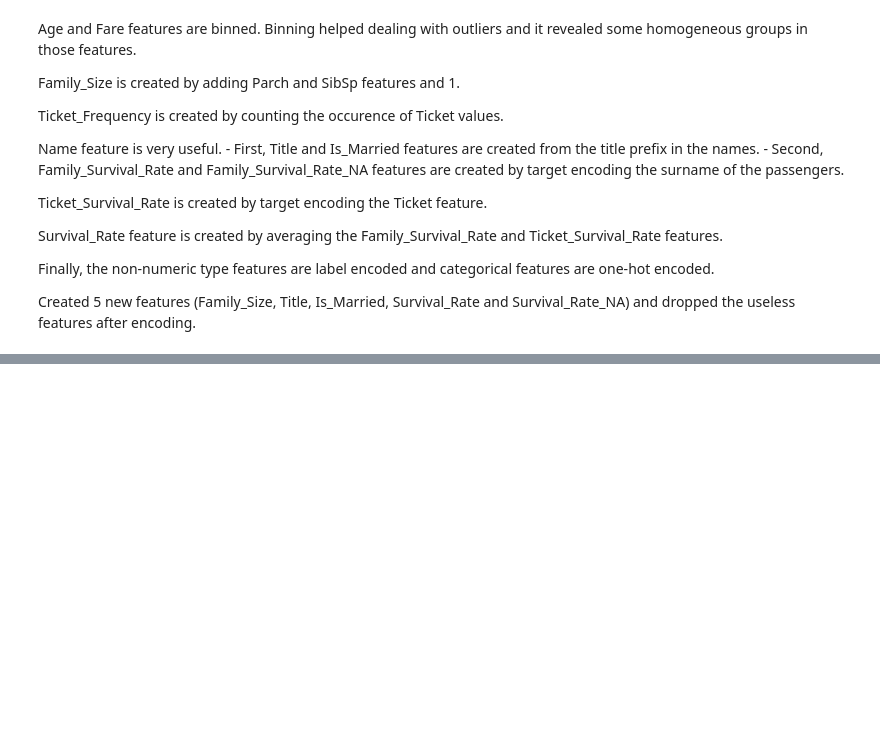
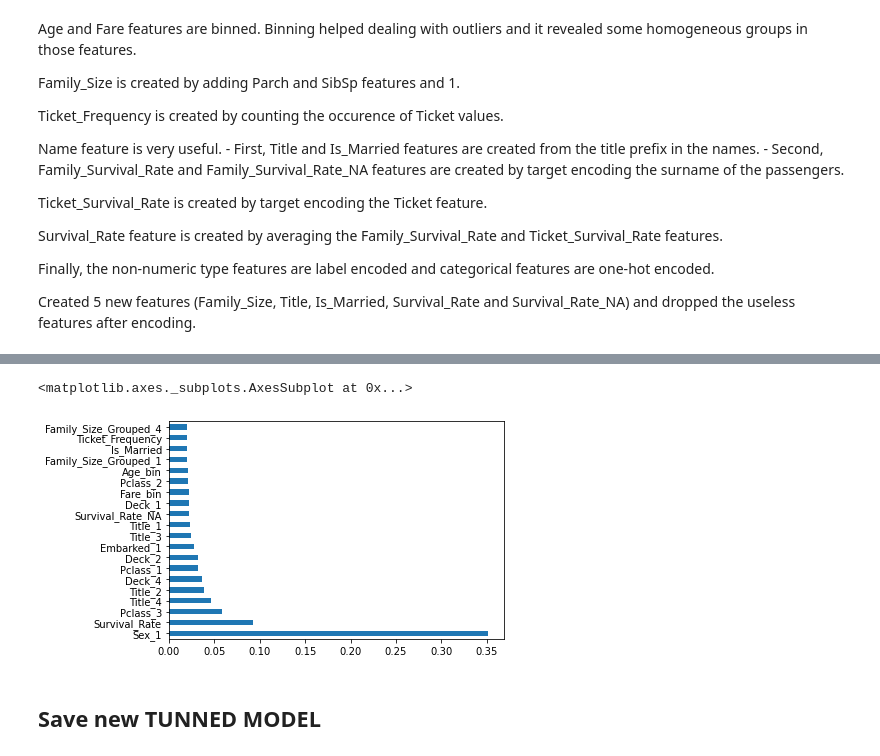
Before and after one commit to jtavara23/Titanic_survivor_prediction, a Jupyter notebook: main.ipynb, the cells around one changed output, grey strips where cells are left out. Saved outputs shown, nothing was run; the diff lists cells and outputs as text; code cells hidden in the pictures; blank space fills up the shorter version.

```diff
--- a/main.ipynb
+++ b/main.ipynb
@@ -1289,0 +1380,15 @@ Created 5 new features (Family_Size, Title, Is_Married, Survival_Rate and Surviv
+# %%
+voting_clf.fit(X_train,y_train)
+y_hat_base_vc = voting_clf.predict(X_test).astype(int)
+basic_submission = {'PassengerId': df_test.PassengerId, 'Survived': y_hat_base_vc}
+base_submission = pd.DataFrame(data=basic_submission)
+base_submission.to_csv('base_submission_voting.csv', index=False)
+# Result 0.76794
+# %%
+# Logistic Regression obtained a 85.07% cv score
+lr.fit(X_train,y_train)
+y_hat_base_vc = lr.predict(X_test).astype(int)
+basic_submission = {'PassengerId': df_test.PassengerId, 'Survived': y_hat_base_vc}
+base_submission = pd.DataFrame(data=basic_submission)
+base_submission.to_csv('base_submission_LR.csv', index=False)
+# Result 0.74401
@@ -1289,0 +1555,20 @@ Created 5 new features (Family_Size, Title, Is_Married, Survival_Rate and Surviv
+# %%
+# but we have one more model: XGB extreme Gradient Booster
+xgb = XGBClassifier(random_state = 1)
+
+param_grid = {
+    'n_estimators': [450,500,550],
+    'colsample_bytree': [0.75,0.8,0.85],
+    'max_depth': [None],
+    'reg_alpha': [1],
+    'reg_lambda': [2, 5, 10],
+    'subsample': [0.55, 0.6, .65],
+    'learning_rate':[0.5],
+    'gamma':[.5,1,2],
+    'min_child_weight':[0.01],
+    'sampling_method': ['uniform']
+}
+
+clf_xgb = GridSearchCV(xgb, param_grid = param_grid, cv = k_folds, verbose = True, n_jobs = -1)
+best_clf_xgb = clf_xgb.fit(X_train,y_train)
+clf_performance(best_clf_xgb,'XGB')
@@ -1289,0 +1606,11 @@ Created 5 new features (Family_Size, Title, Is_Married, Survival_Rate and Surviv
+# %%
+# so far, the best performance tuned model is
+best_model = best_clf_xgb.best_estimator_.fit(X_train,y_train)
+feat_importances_model = pd.Series(best_model.feature_importances_, index=df_train.drop(columns=drop_cols).columns)
+features_model = feat_importances_model.nlargest(20)
+features_model.plot(kind='barh')
+# %% [output]
+<matplotlib.axes._subplots.AxesSubplot at 0x...>
+[figure, added]
+# %% [markdown]
+## Save new TUNNED MODEL
```
Also changed, not shown: parts of 34 cells of this notebook, 4 other files.
